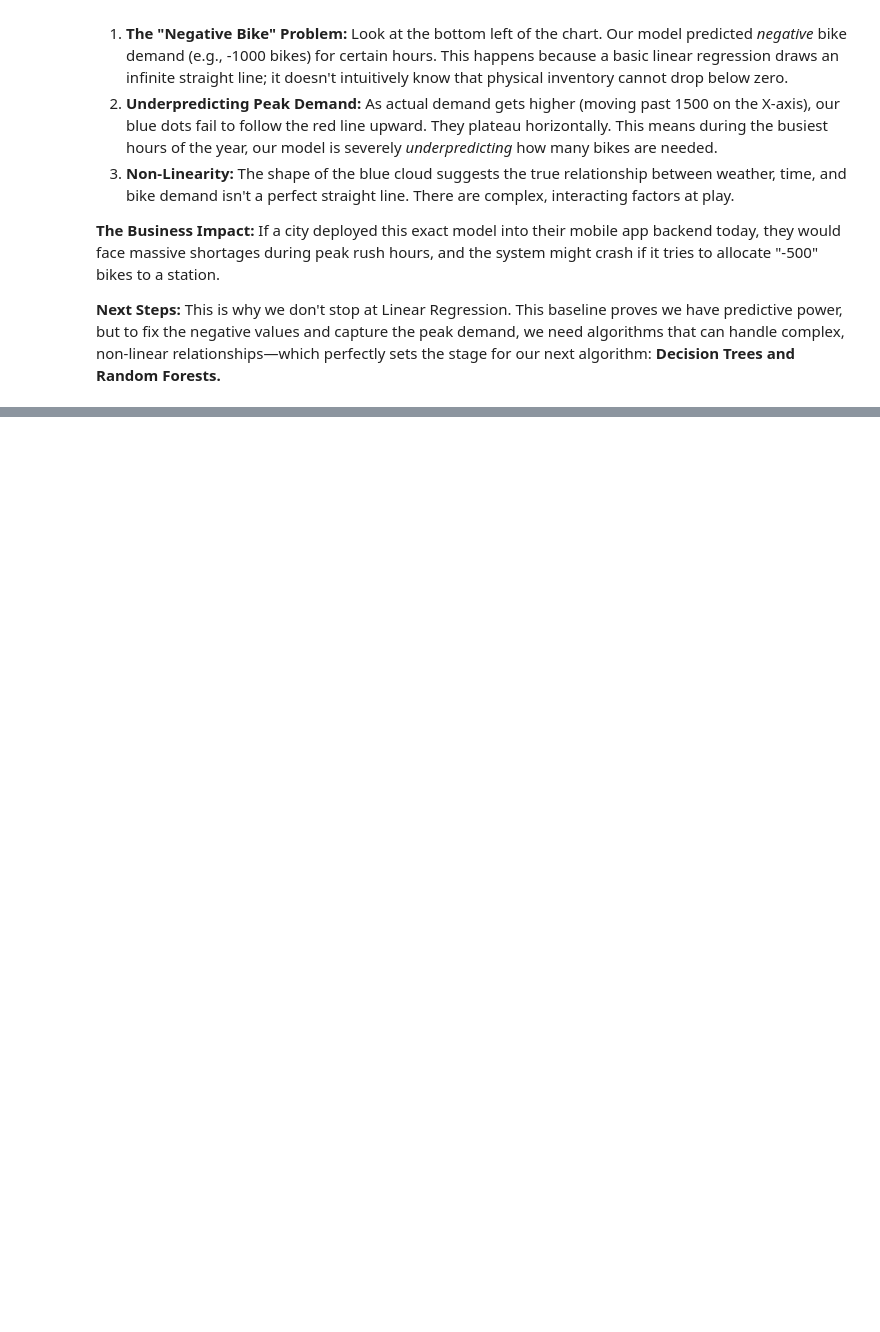
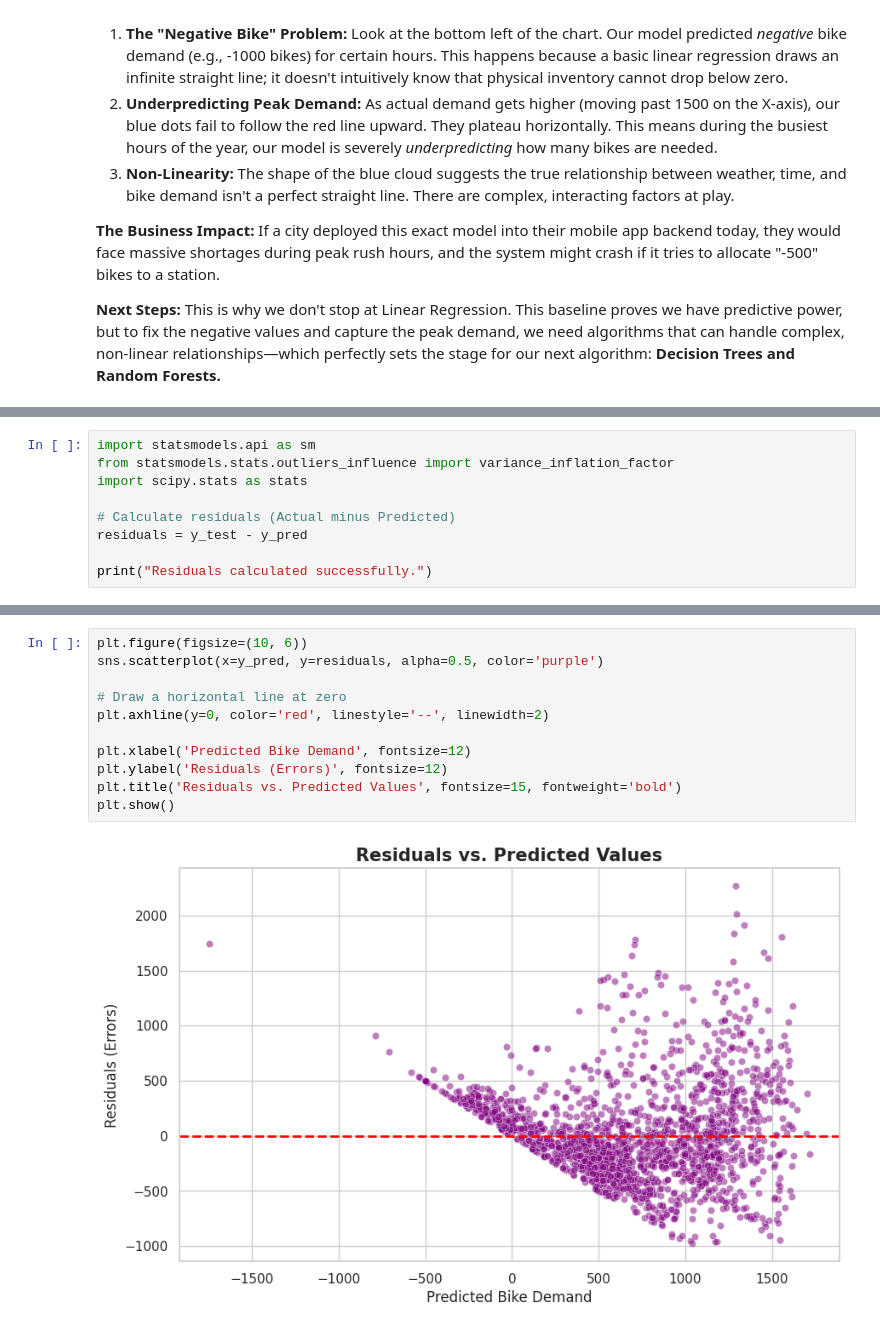
Before and after one commit to sultanjacob/Applied-Machine-Learning, a Jupyter notebook: 01_Linear_Regression/Linear_Regression_series.ipynb, the cells around one changed output, grey strips where cells are left out. Drawn from its saved outputs; the diff is of its cells as text; blank space fills up the shorter version.

Commit message:
Added L.I.N.E. assumption testing, residual visualizations, and VIF multicollinearity analysis.

```diff
--- a/01_Linear_Regression/Linear_Regression_series.ipynb
+++ b/01_Linear_Regression/Linear_Regression_series.ipynb
@@ -280,0 +289,9 @@ This is why we don't stop at Linear Regression. This baseline proves we have pre
+# %%
+import statsmodels.api as sm
+from statsmodels.stats.outliers_influence import variance_inflation_factor
+import scipy.stats as stats
+
+# Calculate residuals (Actual minus Predicted)
+residuals = y_test - y_pred
+
+print("Residuals calculated successfully.")
@@ -280,0 +305,13 @@ This is why we don't stop at Linear Regression. This baseline proves we have pre
+# %%
+plt.figure(figsize=(10, 6))
+sns.scatterplot(x=y_pred, y=residuals, alpha=0.5, color='purple')
+
+# Draw a horizontal line at zero
+plt.axhline(y=0, color='red', linestyle='--', linewidth=2)
+
+plt.xlabel('Predicted Bike Demand', fontsize=12)
+plt.ylabel('Residuals (Errors)', fontsize=12)
+plt.title('Residuals vs. Predicted Values', fontsize=15, fontweight='bold')
+plt.show()
+# %% [output]
+[figure, added]
```
Also changed, not shown: parts of 10 cells of this notebook.
